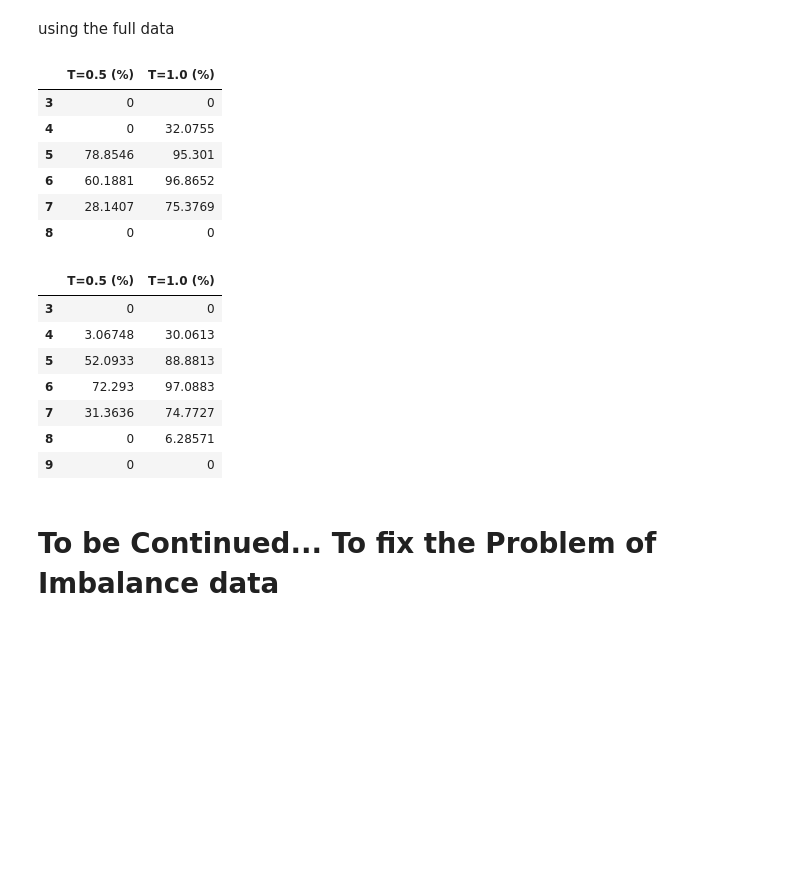
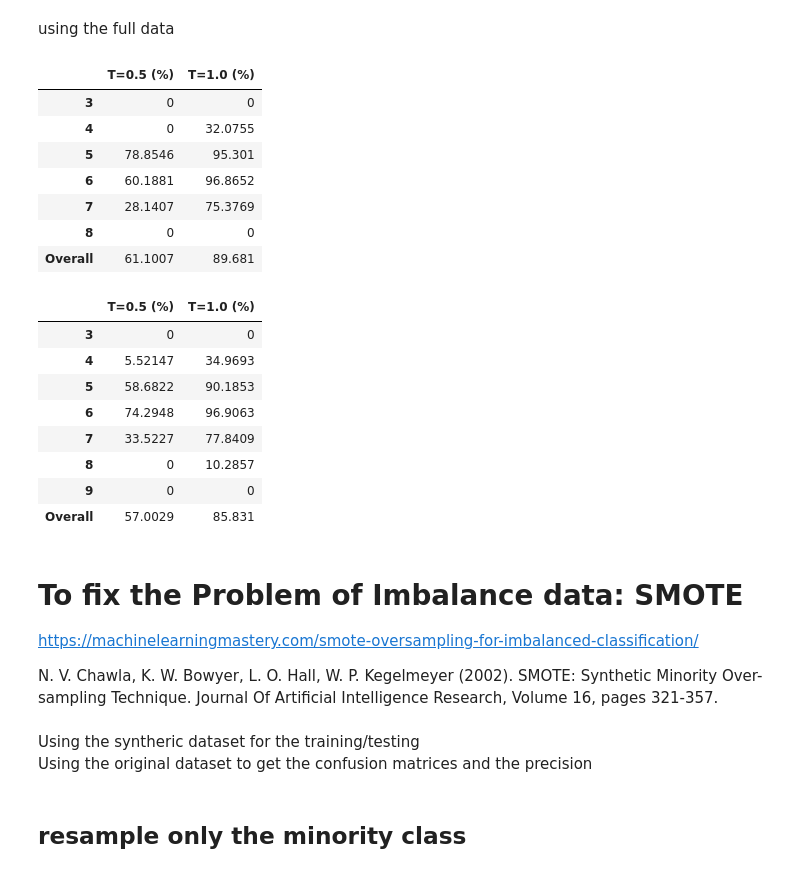
Before and after one commit to JMGilbert/STAT4241-Final-Project, a Jupyter notebook: 5241NN.ipynb, the cells around one changed output. Drawn from its saved outputs; the diff is of its cells as text; code cells hidden in the pictures; blank space fills up the shorter version.

```diff
--- a/5241NN.ipynb
+++ b/5241NN.ipynb
@@ -231,12 +236,13 @@ Test KAPPA is 29.517% (T=0.5);
 # %% [markdown]
 ## Wrap it up
 # %%
-def TRAIN_NN(TRAIN_X,TRAIN_Y,HIDDEN_DIM,EPOCH,DROP_PR=0.0,BN=False,LR=1e-2,OPT="SGD",T=0.5):
+def TRAIN_NN(TRAIN_X,TRAIN_Y,HIDDEN_DIM,EPOCH,DROP_PR=0.0,BN=False,LR=1e-2,OPT="SGD",T=0.5,STEP_SIZE=50000,DECAY=0.1):
     #TRAIN_X,TRIAN_Y: should be tensors
     # HIDDEN_DIM: [H] or deeper
     # BN: Bool, if using Batch Normalization or not
     # "SGD" or "ADAM"
     # T:0.25,0.5,1.0
+    torch.manual_seed(0)
     INPUT_DIM = TRAIN_X.shape[1]
     OUTPUT_DIM = 1
     MODEL=Net(INPUT_DIM,OUTPUT_DIM,HIDDEN_DIM)
@@ -247,15 +253,17 @@ def TRAIN_NN(TRAIN_X,TRAIN_Y,HIDDEN_DIM,EPOCH,DROP_PR=0.0,BN=False,LR=1e-2,OPT="
         optimizer = torch.optim.SGD(MODEL.parameters(),lr=LR)
     if OPT=="ADAM":
         optimizer = torch.optim.Adam(MODEL.parameters(),lr=LR, betas=(0.9, 0.99))
+    scheduler = optim.lr_scheduler.StepLR(optimizer, step_size=STEP_SIZE, gamma=DECAY)
     LOSS_ARR=[]
     torch.manual_seed(0)
     for epoch in tq(range(EPOCH)):
         optimizer.zero_grad()
-        outputs=MODEL(TRAIN_X) #prediction
+        outputs=MODEL(TRAIN_X)[:,0] #prediction
         loss = criterion(outputs, TRAIN_Y) #compared with the true labels
         LOSS_ARR.append(loss.data)
         loss.backward()
         optimizer.step()
+        scheduler.step()
         if (epoch+1)%round(EPOCH/5)==0:
             kappa=KAPPA(outputs, TRAIN_Y)
             accuracy=ACCURACY(outputs,TRAIN_Y,T).item()
@@ -264,7 +272,7 @@ def TRAIN_NN(TRAIN_X,TRAIN_Y,HIDDEN_DIM,EPOCH,DROP_PR=0.0,BN=False,LR=1e-2,OPT="
 # %%
 def TEST_NN(MODEL,TEST_X,TEST_Y,T_list=[0.25,0.5,1]):
     MODEL.eval()
-    test_pred=MODEL(TEST_X)
+    test_pred=MODEL(TEST_X)[:,0]
     loss = criterion(test_pred, TEST_Y)
     MAD=loss.item()
     accuracy_list=[ACCURACY(test_pred,TEST_Y,T).item() for T in T_list]
@@ -274,7 +282,7 @@ def TEST_NN(MODEL,TEST_X,TEST_Y,T_list=[0.25,0.5,1]):
 # %% [markdown]
 ### White wine
 # %%
-result_white=TRAIN_NN(X_TRAIN_white,Y_TRAIN_white,[11],EPOCH=30000)
+result_white=TRAIN_NN(X_TRAIN_white,Y_TRAIN_white,[11],LR=1e-1/2,BN=False,STEP_SIZE=200000,DECAY=1,EPOCH=30000)
 MODEL_NN_white=result_white["MODEL"]
 LOSS_white=result_white["LOSS_ARR"]
 # %% [output]
@@ -503,12 +517,19 @@ using the full data
 red_precision=pd.DataFrame(index=red_class,columns=["T=0.5 (%)","T=1.0 (%)"])
 for i,c in enumerate(red_class):
     label=Y_red_torch[Y_red_torch==red_class[i]]
-    output=MODEL_NN_red(X_red_torch)[Y_red_torch==red_class[i]]
-    pre1=100*ACCURACY(output,label,0.5).cpu().detach().numpy()
-    pre2=100*ACCURACY(output,label,1).cpu().detach().numpy()
+    predictor=X_red_torch[(Y_red_torch==red_class[i])[:,0],:]
+    pre1=100*TEST_NN(MODEL_NN_red,predictor,label,T_list=[0.5])["accuracy_list"][0]
+    pre2=100*TEST_NN(MODEL_NN_red,predictor,label,T_list=[1.0])["accuracy_list"][0]
     red_precision.at[c, "T=0.5 (%)"] = pre1
     red_precision.at[c, "T=1.0 (%)"] = pre2
-red_precision
+
+overall=pd.DataFrame(index=["Overall"],columns=["T=0.5 (%)","T=1.0 (%)"])
+pre1=100*TEST_NN(MODEL_NN_red,X_red_torch,Y_red_torch[:,0],T_list=[0.5])["accuracy_list"][0]
+pre2=100*TEST_NN(MODEL_NN_red,X_red_torch,Y_red_torch[:,0],T_list=[1.0])["accuracy_list"][0]
+overall.at["Overall", "T=0.5 (%)"] = pre1
+overall.at["Overall", "T=1.0 (%)"] = pre2
+
+red_precision.append(overall)
 # %% [output]
 |  | T=0.5 (%) | T=1.0 (%) |
 | 3 | 0 | 0 |
@@ -517,24 +538,39 @@ red_precision
 | 6 | 60.1881 | 96.8652 |
 | 7 | 28.1407 | 75.3769 |
 | 8 | 0 | 0 |
+| Overall | 61.1007 | 89.681 |
 # %%
 white_precision=pd.DataFrame(index=white_class,columns=["T=0.5 (%)","T=1.0 (%)"])
 for i,c in enumerate(white_class):
     label=Y_white_torch[Y_white_torch==white_class[i]]
-    output=MODEL_NN_white(X_white_torch)[Y_white_torch==white_class[i]]
-    pre1=100*ACCURACY(output,label,0.5).cpu().detach().numpy()
-    pre2=100*ACCURACY(output,label,1).cpu().detach().numpy()
+    predictor=X_white_torch[(Y_white_torch==white_class[i])[:,0],:]
+    pre1=100*TEST_NN(MODEL_NN_white,predictor,label,T_list=[0.5])["accuracy_list"][0]
+    pre2=100*TEST_NN(MODEL_NN_white,predictor,label,T_list=[1.0])["accuracy_list"][0]
     white_precision.at[c, "T=0.5 (%)"] = pre1
     white_precision.at[c, "T=1.0 (%)"] = pre2
-white_precision
+
+overall=pd.DataFrame(index=["Overall"],columns=["T=0.5 (%)","T=1.0 (%)"])
+pre1=100*TEST_NN(MODEL_NN_white,X_white_torch,Y_white_torch[:,0],T_list=[0.5])["accuracy_list"][0]
+pre2=100*TEST_NN(MODEL_NN_white,X_white_torch,Y_white_torch[:,0],T_list=[1.0])["accuracy_list"][0]
+overall.at["Overall", "T=0.5 (%)"] = pre1
+overall.at["Overall", "T=1.0 (%)"] = pre2
+
+white_precision.append(overall)
 # %% [output]
 |  | T=0.5 (%) | T=1.0 (%) |
 | 3 | 0 | 0 |
-| 4 | 3.06748 | 30.0613 |
-| 5 | 52.0933 | 88.8813 |
-| 6 | 72.293 | 97.0883 |
-| 7 | 31.3636 | 74.7727 |
-| 8 | 0 | 6.28571 |
+| 4 | 5.52147 | 34.9693 |
+| 5 | 58.6822 | 90.1853 |
+| 6 | 74.2948 | 96.9063 |
+| 7 | 33.5227 | 77.8409 |
+| 8 | 0 | 10.2857 |
 | 9 | 0 | 0 |
+| Overall | 57.0029 | 85.831 |
-# %% [markdown]
-# To be Continued... To fix the Problem of Imbalance data
+# %% [markdown]
+# To fix the Problem of Imbalance data: SMOTE
+https://machinelearningmastery.com/smote-oversampling-for-imbalanced-classification/
+
+N. V. Chawla, K. W. Bowyer, L. O. Hall, W. P. Kegelmeyer (2002). SMOTE: Synthetic Minority Over-sampling Technique. Journal Of Artificial Intelligence Research, Volume 16, pages 321-357.
+# %% [markdown]
+Using the syntheric dataset for the training/testing
+Using the original dataset to get the confusion matrices and the precision
@@ -540,0 +581,2 @@ white_precision
+# %% [markdown]
+## resample only the minority class
```
Also changed, not shown: parts of 52 cells of this notebook.
